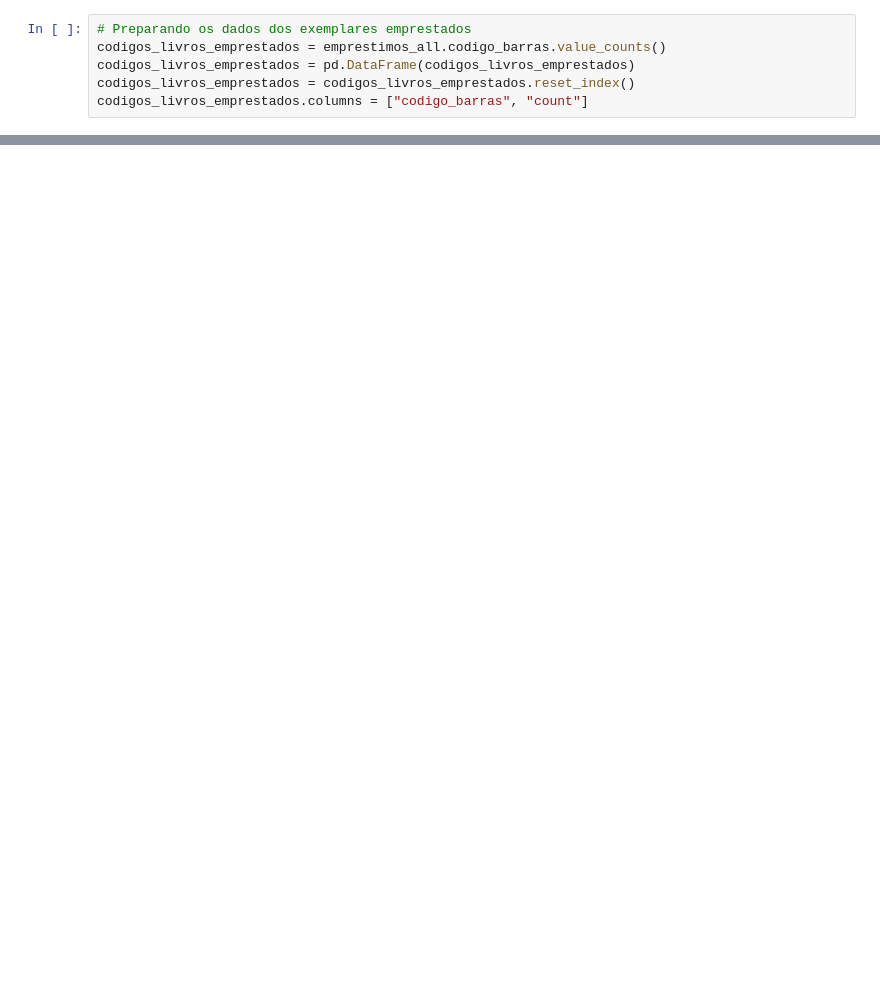
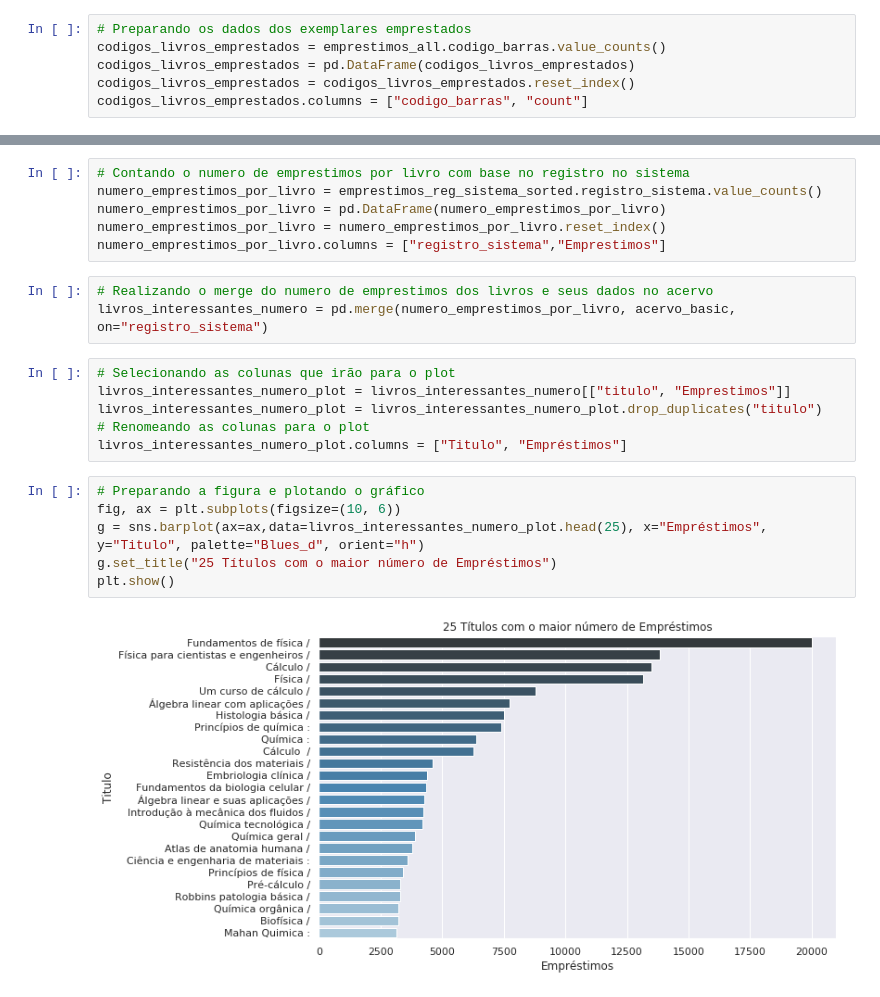
Before and after one commit to JohnVithor/Data_Science_2019_U2, a Jupyter notebook: Biblioteca.ipynb, the cells around one changed output, grey strips where cells are left out. Saved outputs shown, nothing was run; the diff lists cells and outputs as text; blank space fills up the shorter version.

```diff
--- a/Biblioteca.ipynb
+++ b/Biblioteca.ipynb
@@ -275,0 +184,23 @@ plt.show()
+# %%
+# Contando o numero de emprestimos por livro com base no registro no sistema
+numero_emprestimos_por_livro = emprestimos_reg_sistema_sorted.registro_sistema.value_counts()
+numero_emprestimos_por_livro = pd.DataFrame(numero_emprestimos_por_livro)
+numero_emprestimos_por_livro = numero_emprestimos_por_livro.reset_index()
+numero_emprestimos_por_livro.columns = ["registro_sistema","Emprestimos"]
+# %%
+# Realizando o merge do numero de emprestimos dos livros e seus dados no acervo
+livros_interessantes_numero = pd.merge(numero_emprestimos_por_livro, acervo_basic, on="registro_sistema")
+# %%
+# Selecionando as colunas que irão para o plot
+livros_interessantes_numero_plot = livros_interessantes_numero[["titulo", "Emprestimos"]]
+livros_interessantes_numero_plot = livros_interessantes_numero_plot.drop_duplicates("titulo")
+# Renomeando as colunas para o plot
+livros_interessantes_numero_plot.columns = ["Titulo", "Empréstimos"]
+# %%
+# Preparando a figura e plotando o gráfico
+fig, ax = plt.subplots(figsize=(10, 6))
+g = sns.barplot(ax=ax,data=livros_interessantes_numero_plot.head(25), x="Empréstimos", y="Titulo", palette="Blues_d", orient="h")
+g.set_title("25 Títulos com o maior número de Empréstimos")
+plt.show()
+# %% [output]
+[figure, added]
```
Also changed, not shown: parts of 62 cells of this notebook.
